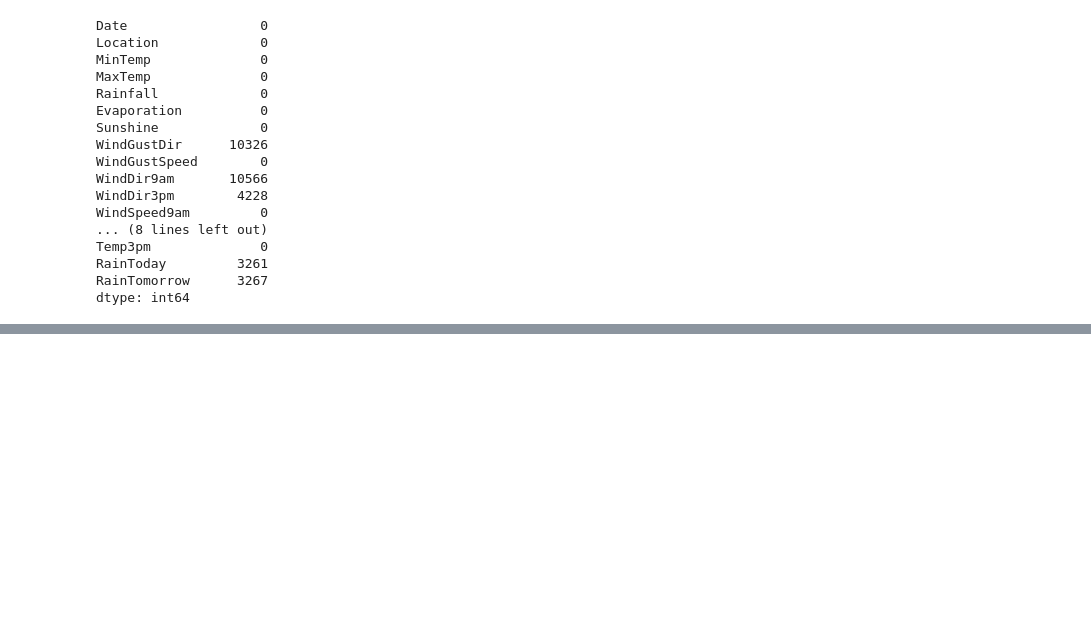
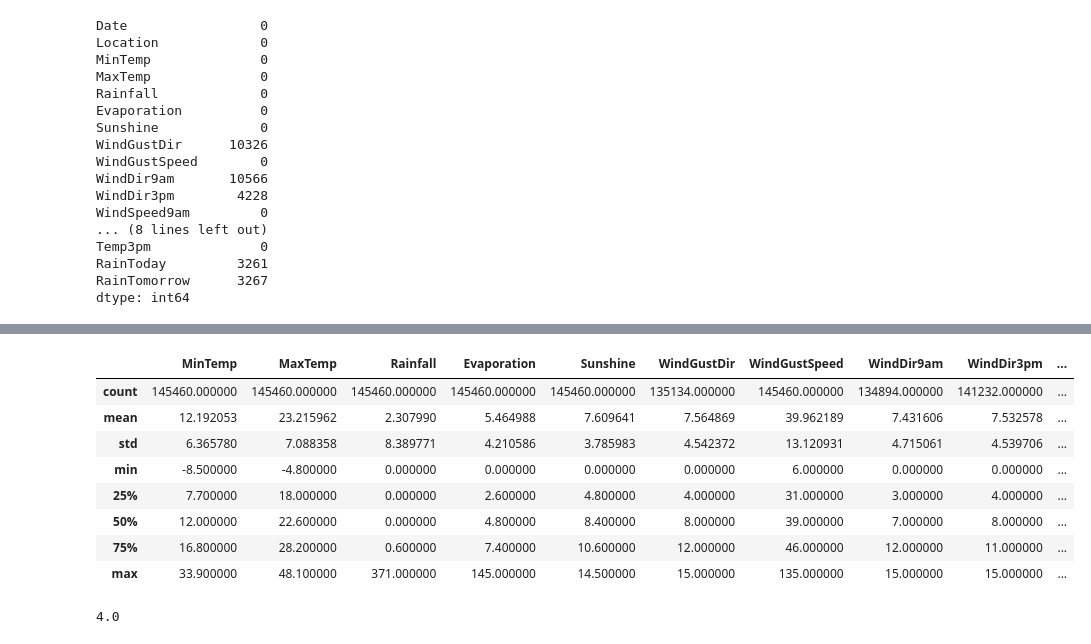
Before and after one commit to ritikbhambu/Rain_prediction, a Jupyter notebook: Rain_prediction.ipynb, the cells around one changed output, grey strips where cells are left out. Drawn from its saved outputs; the diff is of its cells as text; code cells hidden in the pictures; blank space fills up the shorter version.

```diff
--- a/Rain_prediction.ipynb
+++ b/Rain_prediction.ipynb
@@ -224,0 +291,3 @@ dtype: int64
+# %%
+df['RainToday'] = pd.get_dummies(df['RainToday'],drop_first= True)
+df['RainTomorrow'] = pd.get_dummies(df['RainTomorrow'],drop_first= True)
@@ -224,0 +335,26 @@ dtype: int64
+# %%
+windgustdir={'NNW':0, 'NW':1, 'WNW':2, 'N':3, 'W':4, 'WSW':5, 'NNE':6, 'S':7, 'SSW':8, 'SW':9, 'SSE':10,
+       'NE':11, 'SE':12, 'ESE':13, 'ENE':14, 'E':15}
+winddir9am={'NNW':0, 'N':1, 'NW':2, 'NNE':3, 'WNW':4, 'W':5, 'WSW':6, 'SW':7, 'SSW':8, 'NE':9, 'S':10,
+       'SSE':11, 'ENE':12, 'SE':13, 'ESE':14, 'E':15}
+winddir3pm={'NW':0, 'NNW':1, 'N':2, 'WNW':3, 'W':4, 'NNE':5, 'WSW':6, 'SSW':7, 'S':8, 'SW':9, 'SE':10,
+       'NE':11, 'SSE':12, 'ENE':13, 'E':14, 'ESE':15}
+df['WindGustDir']=df['WindGustDir'].map(windgustdir)
+df['WindDir9am']=df['WindDir9am'].map(winddir9am)
+df['WindDir3pm']=df['WindDir3pm'].map(winddir3pm)
+# %%
+df.describe()
+# %% [output]
+|  | MinTemp | MaxTemp | Rainfall | Evaporation | Sunshine | WindGustDir | WindGustSpeed | WindDir9am | WindDir3pm | ... |
+| count | 145460.000000 | 145460.000000 | 145460.000000 | 145460.000000 | 145460.000000 | 135134.000000 | 145460.000000 | 134894.000000 | 141232.000000 | ... |
+| mean | 12.192053 | 23.215962 | 2.307990 | 5.464988 | 7.609641 | 7.564869 | 39.962189 | 7.431606 | 7.532578 | ... |
+| std | 6.365780 | 7.088358 | 8.389771 | 4.210586 | 3.785983 | 4.542372 | 13.120931 | 4.715061 | 4.539706 | ... |
+| min | -8.500000 | -4.800000 | 0.000000 | 0.000000 | 0.000000 | 0.000000 | 6.000000 | 0.000000 | 0.000000 | ... |
+| 25% | 7.700000 | 18.000000 | 0.000000 | 2.600000 | 4.800000 | 4.000000 | 31.000000 | 3.000000 | 4.000000 | ... |
+| 50% | 12.000000 | 22.600000 | 0.000000 | 4.800000 | 8.400000 | 8.000000 | 39.000000 | 7.000000 | 8.000000 | ... |
+| 75% | 16.800000 | 28.200000 | 0.600000 | 7.400000 | 10.600000 | 12.000000 | 46.000000 | 12.000000 | 11.000000 | ... |
+| max | 33.900000 | 48.100000 | 371.000000 | 145.000000 | 14.500000 | 15.000000 | 135.000000 | 15.000000 | 15.000000 | ... |
+# %%
+ df["WindGustDir"].value_counts().index[0]
+# %% [output]
+4.0
```
Also changed, not shown: parts of 14 cells of this notebook.
